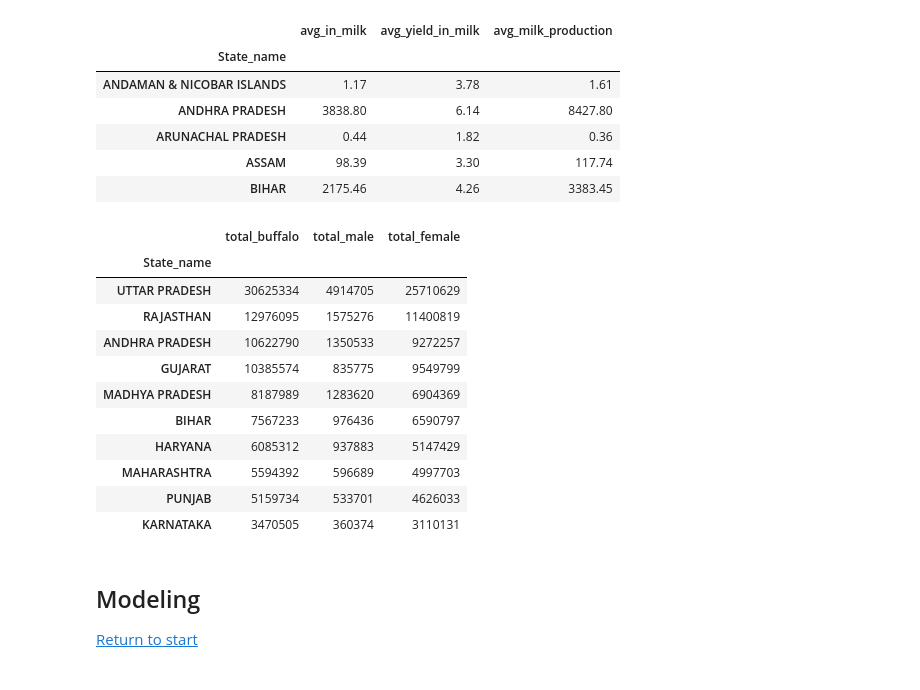
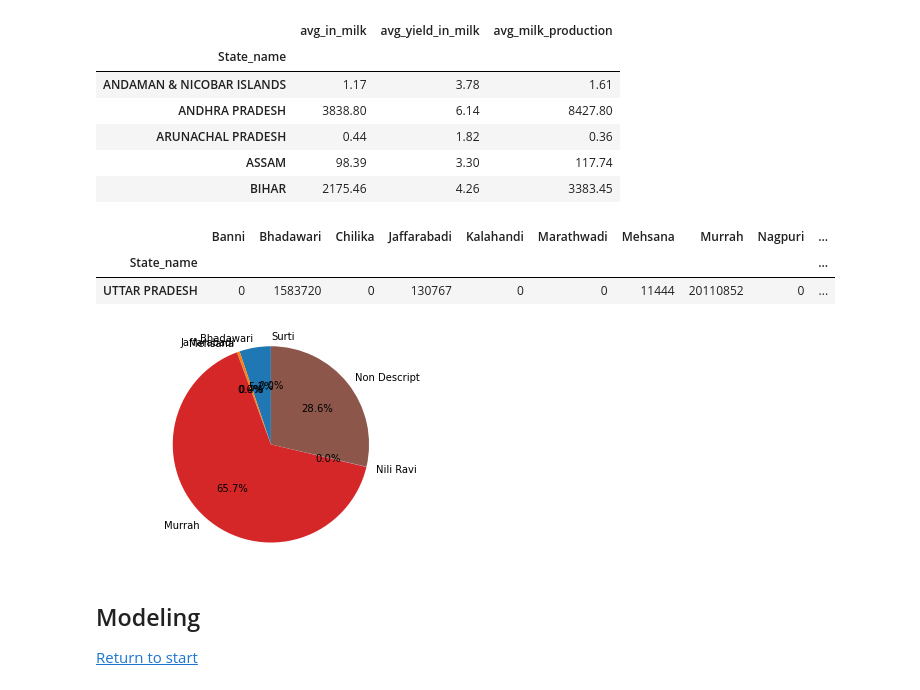
Before and after one commit to cybertraining-dsc/fa20-523-326, a Jupyter notebook: project/project_notebook.ipynb, the cells around one changed output. Saved outputs shown, nothing was run; the diff lists cells and outputs as text; code cells hidden in the pictures.

```diff
--- a/project/project_notebook.ipynb
+++ b/project/project_notebook.ipynb
@@ -251,28 +275,23 @@ buffalo_df[["avg_in_milk","avg_yield_in_milk","avg_milk_production"]].head()
 | ARUNACHAL PRADESH | 0.44 | 1.82 | 0.36 |
 | ASSAM | 98.39 | 3.30 | 117.74 |
 | BIHAR | 2175.46 | 4.26 | 3383.45 |
-# %%
-temp_df = buffalo_df[["total_buffalo", "total_male", "total_female"]]
-temp_df.sort_values(by="total_buffalo", axis=0, ascending=False, inplace=True)
-temp_df = temp_df.head(10)
-temp_df
-# plt.figure(figsize=(20,12))
-# sns.countplot(y="State_name", hue="total_buffalo",  data=temp_df)
-# temp_df.plot.barh(y="total_buffalo", x="State_name")
-# sns.countplot(buffalo_df["State_name"], hue=buffalo_df["total_buffalo"])
-# %% [output]
-|  | total_buffalo | total_male | total_female |
-| State_name |  |  |  |
-| UTTAR PRADESH | 30625334 | 4914705 | 25710629 |
-| RAJASTHAN | 12976095 | 1575276 | 11400819 |
-| ANDHRA PRADESH | 10622790 | 1350533 | 9272257 |
-| GUJARAT | 10385574 | 835775 | 9549799 |
-| MADHYA PRADESH | 8187989 | 1283620 | 6904369 |
-| BIHAR | 7567233 | 976436 | 6590797 |
-| HARYANA | 6085312 | 937883 | 5147429 |
-| MAHARASHTRA | 5594392 | 596689 | 4997703 |
-| PUNJAB | 5159734 | 533701 | 4626033 |
-| KARNATAKA | 3470505 | 360374 | 3110131 |
+# %%
+top_state_df = buffalo_df.loc[buffalo_df.total_buffalo == np.max(buffalo_df.total_buffalo)]
+top_state_df[["Banni","Bhadawari","Chilika","Jaffarabadi","Kalahandi","Marathwadi","Mehsana",
+              "Murrah","Nagpuri","Nili Ravi","Non Descript","Pandharpuri","Surti","Toda"]]
+# %% [output]
+|  | Banni | Bhadawari | Chilika | Jaffarabadi | Kalahandi | Marathwadi | Mehsana | Murrah | Nagpuri | ... |
+| State_name |  |  |  |  |  |  |  |  |  | ... |
+| UTTAR PRADESH | 0 | 1583720 | 0 | 130767 | 0 | 0 | 11444 | 20110852 | 0 | ... |
+# %%
+labels = ["Bhadawari","Jaffarabadi","Mehsana","Murrah","Nili Ravi","Non Descript","Surti"]
+sizes = [1583720,130767,11444,20110852,12519,8772357,2508]
+fig1, ax1 = plt.subplots()
+ax1.pie(sizes, labels=labels, autopct='%1.1f%%',startangle=90)
+ax1.axis('equal')  # Equal aspect ratio ensures that pie is drawn as a circle.
+plt.show()
+# %% [output]
+[figure, added]
 # %% [markdown]
 <a id=Modeling></a>
 ## Modeling
```
Also changed, not shown: parts of 11 cells of this notebook, 1 other file.
